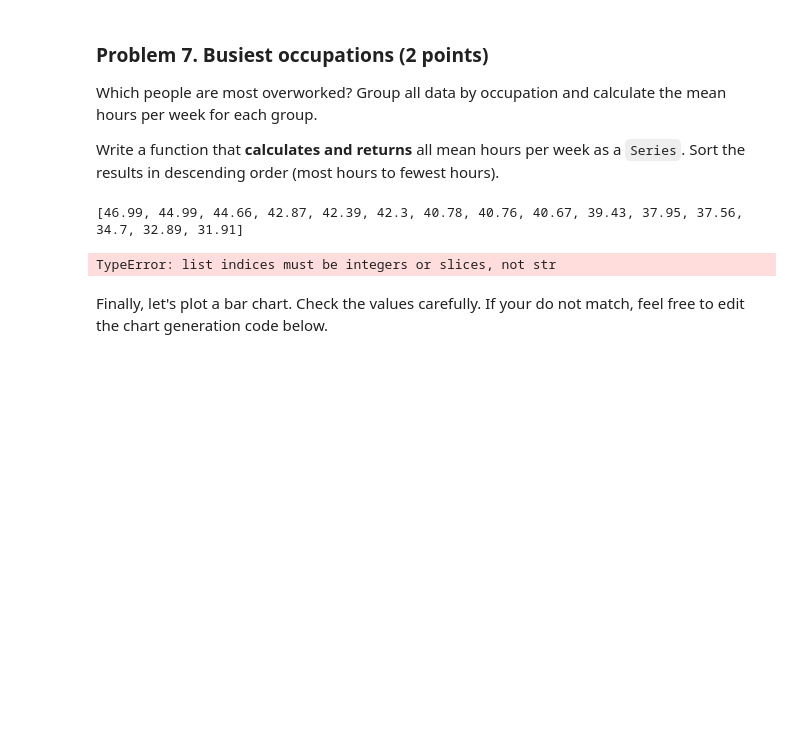
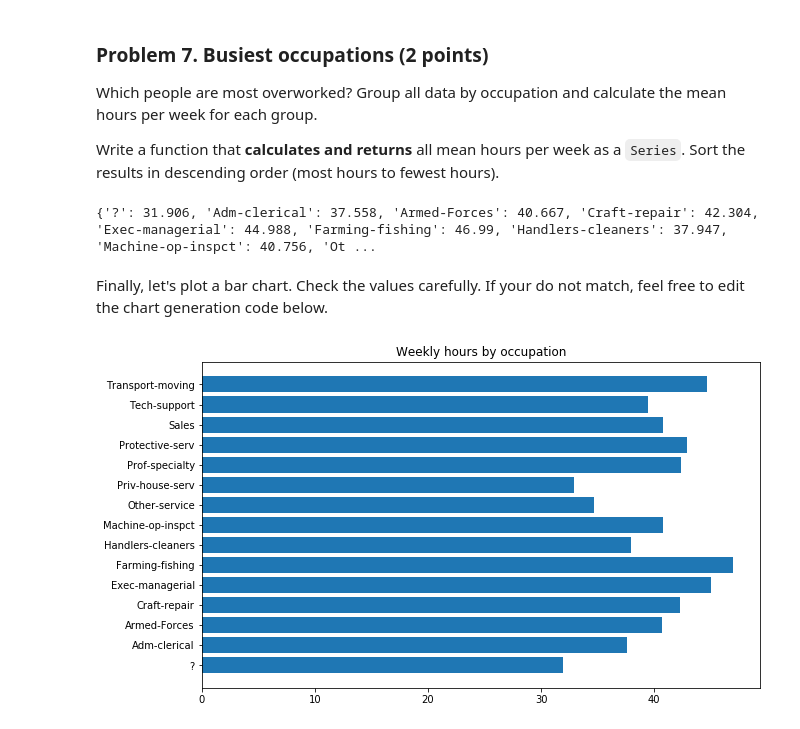
Before and after one commit to LuGeorgiev/Python-SoftUni, a Jupyter notebook: DataScience/03.DataVizualization/Data Visualization and EDA Lab.ipynb, the cells around one changed output. Cells and saved outputs as stored; diff of their text form; code cells hidden in the pictures; blank space fills up the shorter version.

```diff
--- a/DataScience/03.DataVizualization/Data Visualization and EDA Lab.ipynb
+++ b/DataScience/03.DataVizualization/Data Visualization and EDA Lab.ipynb
@@ -189,23 +173,24 @@ Which people are most overworked? Group all data by occupation and calculate the
 Write a function that **calculates and returns** all mean hours per week as a `Series`. Sort the results in descending order (most hours to fewest hours).
 # %%
 def get_mean_working_hours_by_income(dataframe):
-    hours = []
+    hours = {}
     for occupation, data in dataframe.groupby("occupation"):
-        hours.append(float(round(data.hpw.mean(),2)))
-    hours.sort(reverse= True)
+        hours[occupation.strip()]=float(round(data.hpw.mean(),3))
+    #hours.sort(reverse= True)
     return hours
 # %%
 hours = get_mean_working_hours_by_income(income_data)
 print(hours)
 nose.tools.assert_almost_equal(hours["Handlers-cleaners"], 37.95, delta = 0.01)
 # %% [output]
-[46.99, 44.99, 44.66, 42.87, 42.39, 42.3, 40.78, 40.76, 40.67, 39.43, 37.95, 37.56, 34.7, 32.89, 31.91]
+{'?': 31.906, 'Adm-clerical': 37.558, 'Armed-Forces': 40.667, 'Craft-repair': 42.304, 'Exec-managerial': 44.988, 'Farming-fishing': 46.99, 'Handlers-cleaners': 37.947, 'Machine-op-inspct': 40.756, 'Ot ...
-TypeError: list indices must be integers or slices, not str
 # %% [markdown]
 Finally, let's plot a bar chart. Check the values carefully. If your do not match, feel free to edit the chart generation code below.
 # %%
 plt.figure(figsize = (10, 6))
 plt.title("Weekly hours by occupation")
-plt.barh(range(len(hours)), hours)
-plt.yticks(list(range(len(hours))), hours.index)
+plt.barh(range(len(hours.values())), hours.values())
+plt.yticks(list(range(len(hours.values()))), hours.keys())
 plt.show()
+# %% [output]
+[figure, added]
```
Also changed, not shown: parts of 2 cells of this notebook, 2 other files.
